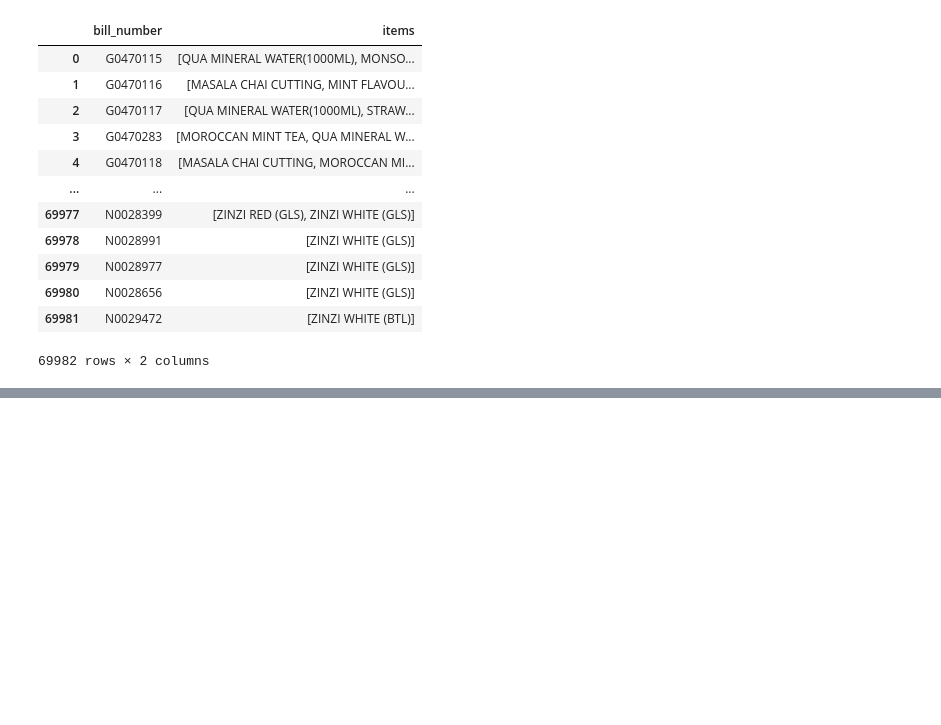
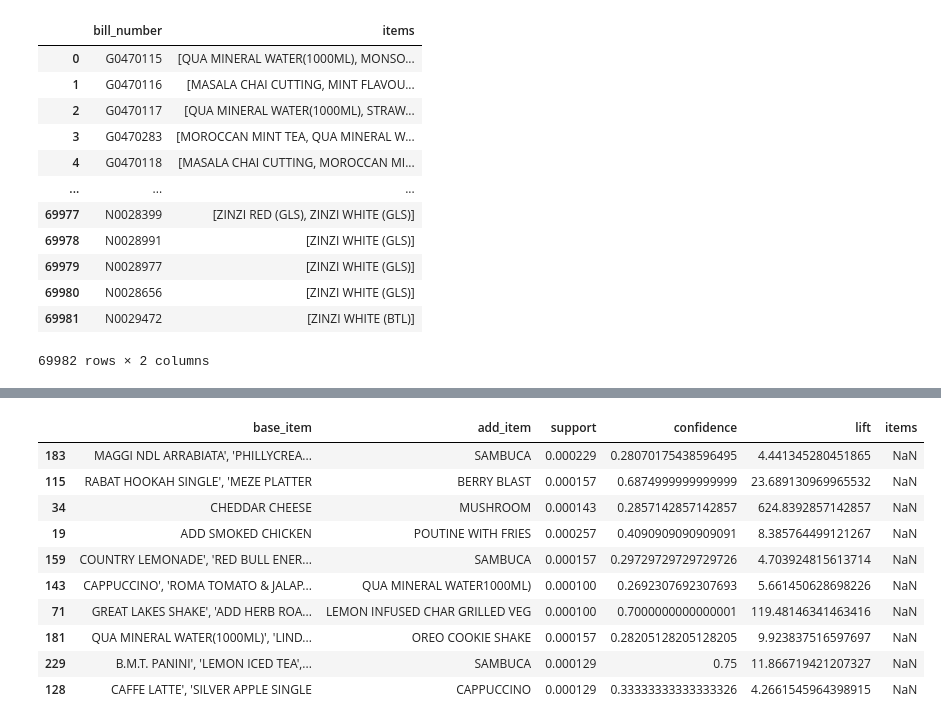
Before and after one commit to sarang-manohar/hogwarts, a Jupyter notebook: academia/marketResearchAnalysis/code/code.ipynb, the cells around one changed output, grey strips where cells are left out. Saved outputs shown, nothing was run; the diff lists cells and outputs as text; code cells hidden in the pictures; blank space fills up the shorter version.

```diff
--- a/academia/marketResearchAnalysis/code/code.ipynb
+++ b/academia/marketResearchAnalysis/code/code.ipynb
@@ -492 +489,8 @@ association_rule['lift'] = lift_list
+# %%
+association_rule['base_item'] = association_rule['base_item'].str.replace("frozenset","")
+association_rule['base_item'] = association_rule['base_item'].str.replace("{","")
+association_rule['base_item'] = association_rule['base_item'].str.replace("}","")
+association_rule['add_item'] = association_rule['add_item'].str.replace("frozenset","")
+association_rule['add_item'] = association_rule['add_item'].str.replace("{","")
+association_rule['add_item'] = association_rule['add_item'].str.replace("}","")
 # %%
@@ -493,3 +498 @@ association_rule['lift'] = lift_list
 association_rule.to_csv('../data/results.csv')
-# %%
-association_rule = association_rule[['base_item','add_item','support','confidence','lift','items']]
@@ -608,3 +499,22 @@ association_rule1
+# %%
+association_rule['base_item'] = association_rule['base_item'].str.replace("\(\'","")
+association_rule['base_item'] = association_rule['base_item'].str.replace("\'\)","")
+association_rule['add_item'] = association_rule['add_item'].str.replace("\(\'","")
+association_rule['add_item'] = association_rule['add_item'].str.replace("\'\)","")
+association_rule['items'] = association_rule['items'].str.replace("\)","")
+association_rule['add_item'] = association_rule['add_item'].str.replace("\(","")
+# %% [output]
+|  | base_item | add_item | support | confidence | lift | items |
+| 183 | MAGGI NDL ARRABIATA', 'PHILLYCREA... | SAMBUCA | 0.000229 | 0.28070175438596495 | 4.441345280451865 | NaN |
+| 115 | RABAT HOOKAH SINGLE', 'MEZE PLATTER | BERRY BLAST | 0.000157 | 0.6874999999999999 | 23.689130969965532 | NaN |
+| 34 | CHEDDAR CHEESE | MUSHROOM | 0.000143 | 0.2857142857142857 | 624.8392857142857 | NaN |
+| 19 | ADD SMOKED CHICKEN | POUTINE WITH FRIES | 0.000257 | 0.4090909090909091 | 8.385764499121267 | NaN |
+| 159 | COUNTRY LEMONADE', 'RED BULL ENER... | SAMBUCA | 0.000157 | 0.29729729729729726 | 4.703924815613714 | NaN |
+| 143 | CAPPUCCINO', 'ROMA TOMATO & JALAP... | QUA MINERAL WATER1000ML) | 0.000100 | 0.2692307692307693 | 5.661450628698226 | NaN |
+| 71 | GREAT LAKES SHAKE', 'ADD HERB ROA... | LEMON INFUSED CHAR GRILLED VEG | 0.000100 | 0.7000000000000001 | 119.48146341463416 | NaN |
+| 181 | QUA MINERAL WATER(1000ML)', 'LIND... | OREO COOKIE SHAKE | 0.000157 | 0.28205128205128205 | 9.923837516597697 | NaN |
+| 229 | B.M.T. PANINI', 'LEMON ICED TEA',... | SAMBUCA | 0.000129 | 0.75 | 11.866719421207327 | NaN |
+| 128 | CAFFE LATTE', 'SILVER APPLE SINGLE | CAPPUCCINO | 0.000129 | 0.33333333333333326 | 4.2661545964398915 | NaN |
 # %%
 import pygame
 
```
Also changed, not shown: parts of 15 cells of this notebook, 3 other files.
